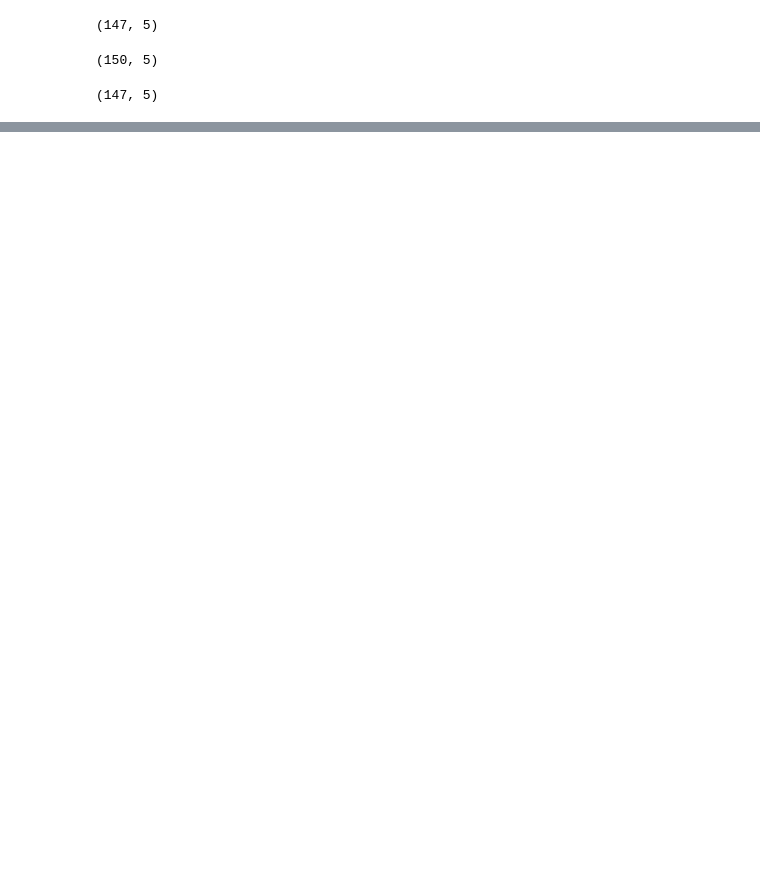
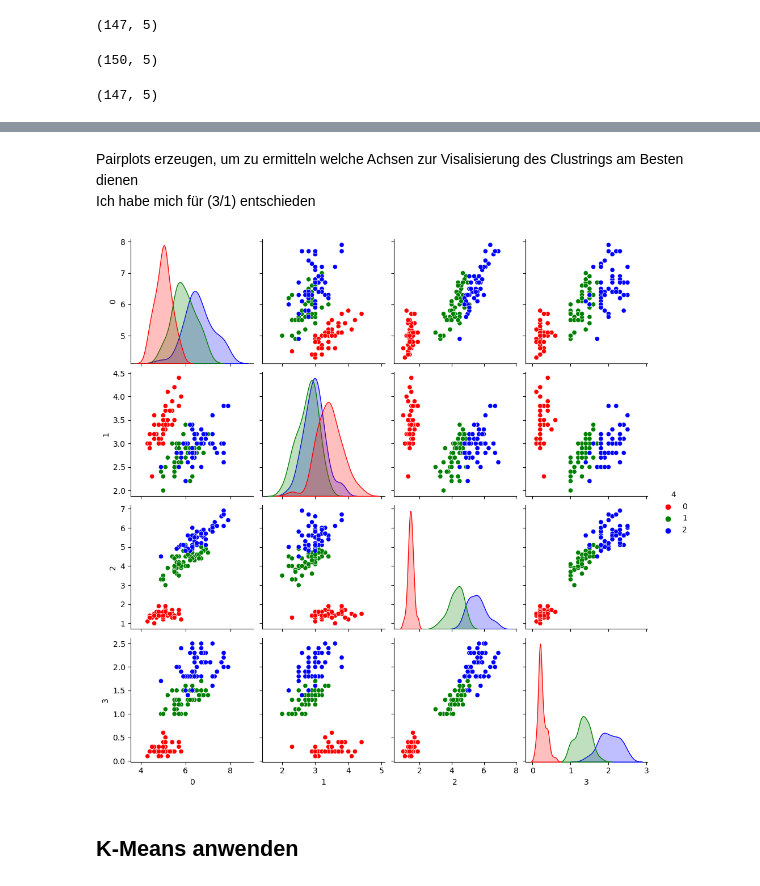
Before and after one commit to yungsnowx/215machinelearning, a Jupyter notebook: kMeansClustering/kMeansIris.ipynb, the cells around one changed output, grey strips where cells are left out. Saved outputs shown, nothing was run; the diff lists cells and outputs as text; code cells hidden in the pictures; blank space fills up the shorter version.

```diff
--- a/kMeansClustering/kMeansIris.ipynb
+++ b/kMeansClustering/kMeansIris.ipynb
@@ -62 +118,11 @@ pandas.core.frame.DataFrame
+# %% [markdown]
+Pairplots erzeugen, um zu ermitteln welche Achsen zur Visalisierung des Clustrings am Besten dienen<br>
+Ich habe mich für (3/1) entschieden
+# %%
+sns.pairplot(data, hue=4, palette=['r', 'g', 'b'])
+plt.show()
+# %% [output]
+[figure, added]
+# %% [markdown]
+## K-Means anwenden
 # %%
```
Also changed, not shown: parts of 43 cells of this notebook, 1 other file.
